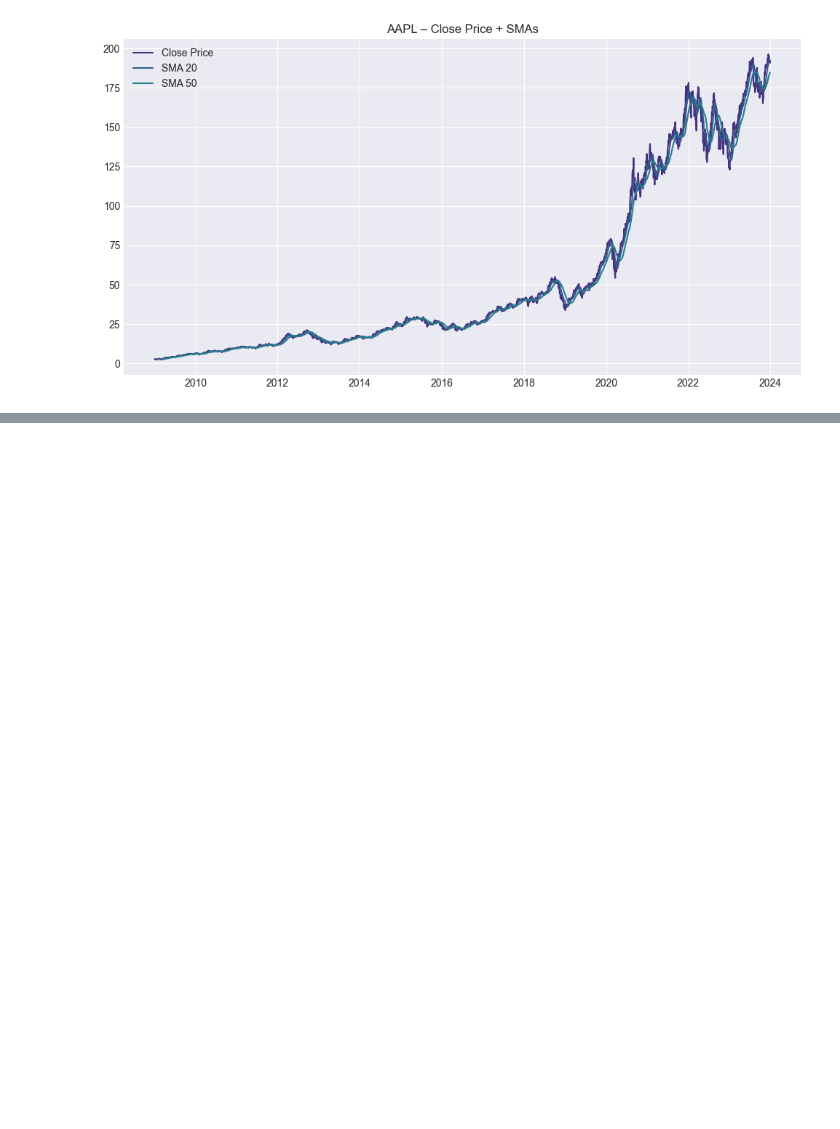
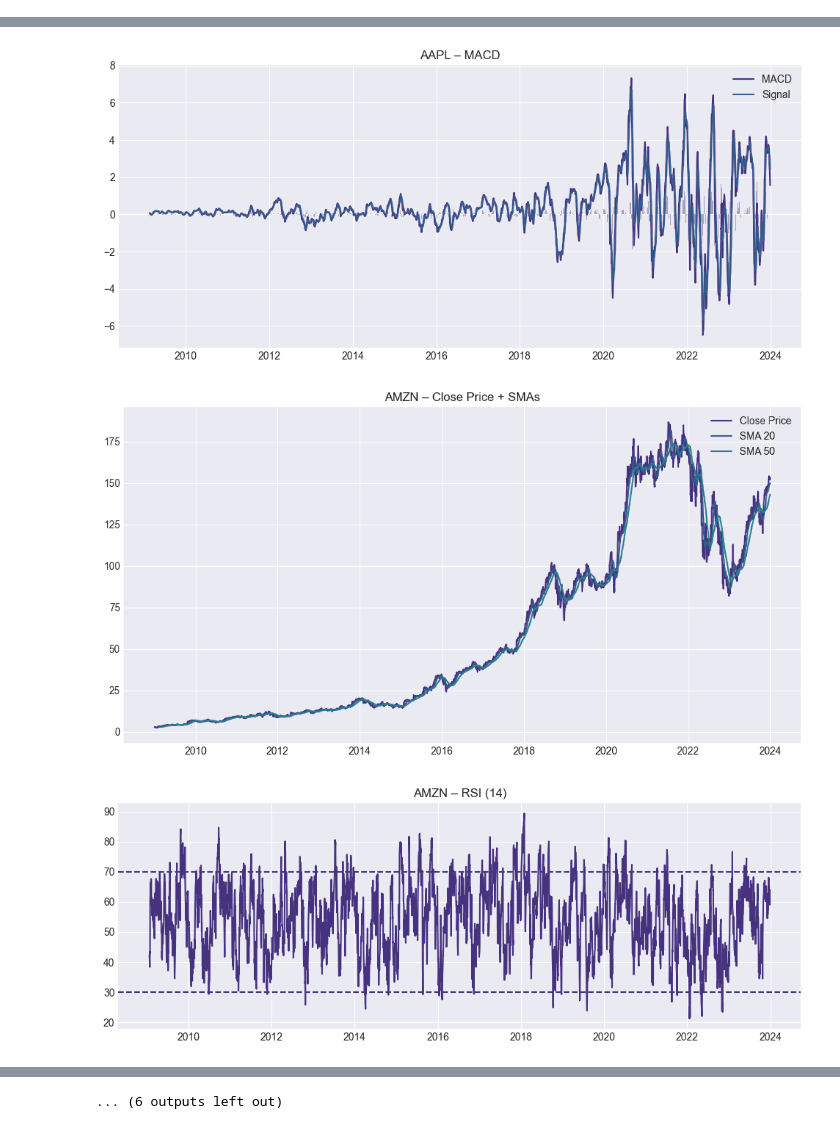
Before and after one commit to zemicahel/week1-Kaim, a Jupyter notebook: notebooks/02_sentiment_analysis.ipynb, the cells around one changed output, grey strips where cells are left out. Drawn from its saved outputs; the diff is of its cells as text; code cells hidden in the pictures; blank space fills up the shorter version.

```diff
--- a/notebooks/02_sentiment_analysis.ipynb
+++ b/notebooks/02_sentiment_analysis.ipynb
@@ -44,14 +10,3 @@ for sym in symbols:
 # %%
-for sym, df in dfs.items():
-    if ta is None:
-        continue  # Skip if TA-Lib unavailable
-
-    df["SMA_20"] = ta.SMA(df["Close"], timeperiod=20)
-    df["SMA_50"] = ta.SMA(df["Close"], timeperiod=50)
-    df["RSI_14"] = ta.RSI(df["Close"], timeperiod=14)
-
-    macd, signal, hist = ta.MACD(df["Close"], fastperiod=12, slowperiod=26, signalperiod=9)
-    df["MACD"] = macd
-    df["MACD_signal"] = signal
-    df["MACD_hist"] = hist
+dfs = load_stock_data(stock_data_dir, symbols)
 # %%
@@ -79,26 +14,11 @@ for sym, df in dfs.items():
 # %%
-sym = "AAPL"  # Choose any symbol
-
-df = dfs[sym]
-
-plt.figure(figsize=(12,6))
-plt.plot(df["Close"], label="Close Price")
-if "SMA_20" in df:
-    plt.plot(df["SMA_20"], label="SMA 20")
-if "SMA_50" in df:
-    plt.plot(df["SMA_50"], label="SMA 50")
-
-plt.title(f"{sym} – Close Price + SMAs")
-plt.legend()
-plt.show()
+metrics = compute_stock_metrics(dfs)
-# %% [output]
-[figure, removed]
 # %%
-if "RSI_14" in df:
-    plt.figure(figsize=(12,4))
-    plt.plot(df["RSI_14"])
-    plt.axhline(70, linestyle='--')
-    plt.axhline(30, linestyle='--')
-    plt.title(f"{sym} – RSI (14)")
-    plt.show()
+for sym in symbols:
+    if sym not in dfs:
+        continue
+    df = dfs[sym]
+    plot_price_with_sma(df, sym)
+    plot_rsi(df, sym)
+    plot_macd(df, sym)
 # %% [output]
@@ -105,0 +27,3 @@ if "RSI_14" in df:
+[figure, added]
+[figure, added]
+[figure, added]
@@ -106 +37,2 @@ if "RSI_14" in df:
+... (6 outputs left out)
 # %%
```
Also changed, not shown: parts of 6 cells of this notebook, 3 other files.
